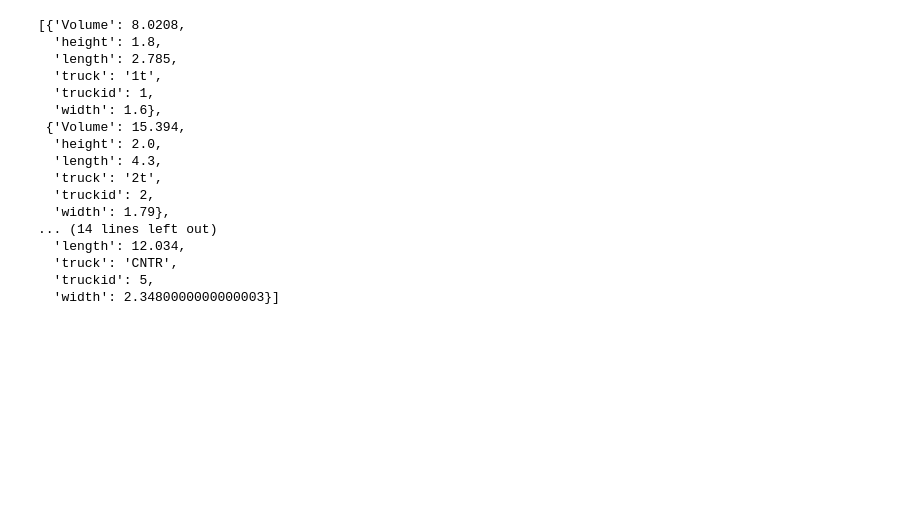
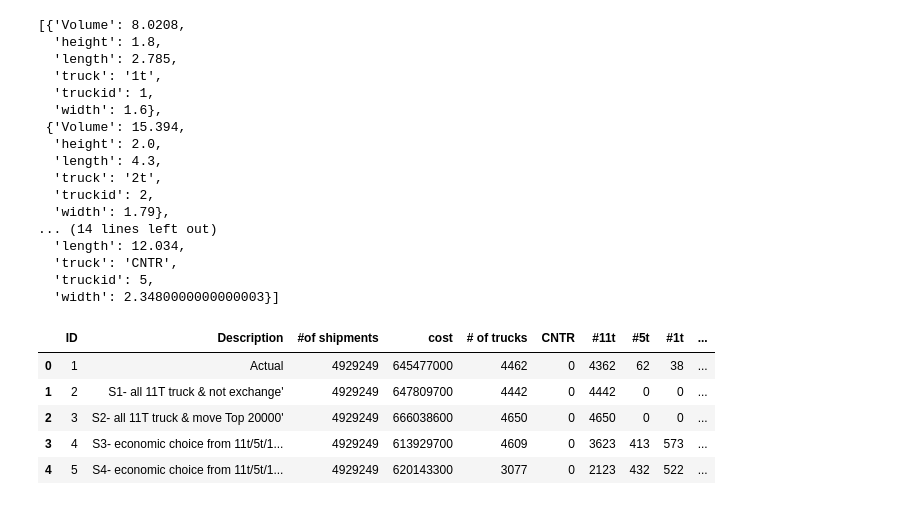
Before and after one commit to HarperKoo/django_angular, a Jupyter notebook: monitor/pandas_json.ipynb, the cells around one changed output. Cells and saved outputs as stored; diff of their text form; code cells hidden in the pictures; blank space fills up the shorter version.

Commit message:
change drill liandong

```diff
--- a/monitor/pandas_json.ipynb
+++ b/monitor/pandas_json.ipynb
@@ -117,3 +117,23 @@ df.to_dict(orient='records')
   'truck': 'CNTR',
   'truckid': 5,
   'width': 2.3480000000000003}]
+# %%
+BASE_DIR='/Users/harperkoo/IdeaProjects/sim_monitor'
+import os
+# %%
+file_path = os.path.join(BASE_DIR, 'drill.csv')
+file_path2 = os.path.join(BASE_DIR, 'boxplot_1_1.csv')
+file_path3 = os.path.join(BASE_DIR, 'idmapping.csv')
+df2 = pd.read_csv(file_path2)
+df = pd.read_csv(file_path)
+# output = sorted(map(lambda x: int(x), df[tpid].append(df2[tpid]).unique()))
+# %%
+df.loc[df['fromid']==34]
+df2.loc[df2['fromid']==34]
+# %% [output]
+|  | ID | Description | #of shipments | cost | # of trucks | CNTR | #11t | #5t | #1t | ... |
+| 0 | 1 | Actual | 4929249 | 645477000 | 4462 | 0 | 4362 | 62 | 38 | ... |
+| 1 | 2 | S1- all 11T truck & not exchange' | 4929249 | 647809700 | 4442 | 0 | 4442 | 0 | 0 | ... |
+| 2 | 3 | S2- all 11T truck & move Top 20000' | 4929249 | 666038600 | 4650 | 0 | 4650 | 0 | 0 | ... |
+| 3 | 4 | S3- economic choice from 11t/5t/1... | 4929249 | 613929700 | 4609 | 0 | 3623 | 413 | 573 | ... |
+| 4 | 5 | S4- economic choice from 11t/5t/1... | 4929249 | 620143300 | 3077 | 0 | 2123 | 432 | 522 | ... |
```
Also changed, not shown: 6 other files.
